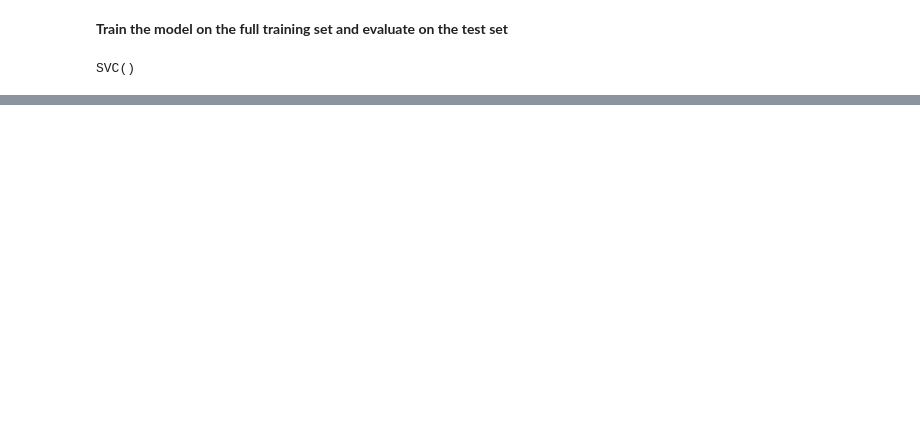
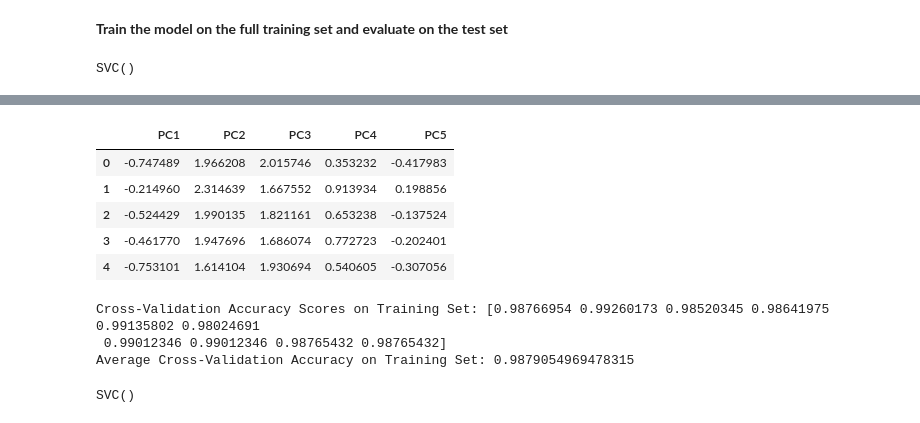
Before and after one commit to jeffreyfitzpatrick/Big-Data-Analytics-Capstone-Project, a Jupyter notebook: Support_Vector_Machine_Analysis.ipynb, the cells around one changed output, grey strips where cells are left out. Saved outputs shown, nothing was run; the diff lists cells and outputs as text; code cells hidden in the pictures; blank space fills up the shorter version.

```diff
--- a/Support_Vector_Machine_Analysis.ipynb
+++ b/Support_Vector_Machine_Analysis.ipynb
@@ -190,0 +199,13 @@ weighted avg      0.993     0.992     0.992      3039
+# %%
+# Define the predictor and target variables
+X = PCA.iloc[:, 0:5]
+y  = PCA['Room_Occupancy_Count']
+
+X.head()
+# %% [output]
+|  | PC1 | PC2 | PC3 | PC4 | PC5 |
+| 0 | -0.747489 | 1.966208 | 2.015746 | 0.353232 | -0.417983 |
+| 1 | -0.214960 | 2.314639 | 1.667552 | 0.913934 | 0.198856 |
+| 2 | -0.524429 | 1.990135 | 1.821161 | 0.653238 | -0.137524 |
+| 3 | -0.461770 | 1.947696 | 1.686074 | 0.772723 | -0.202401 |
+| 4 | -0.753101 | 1.614104 | 1.930694 | 0.540605 | -0.307056 |
@@ -190,0 +218,16 @@ weighted avg      0.993     0.992     0.992      3039
+# %%
+# Apply cross-validation on the training set
+scores = cross_val_score(model_pca, X_train, y_train, cv=10, scoring='accuracy')
+
+# Evaluation metrics
+print(f'Cross-Validation Accuracy Scores on Training Set: {scores}')
+print(f'Average Cross-Validation Accuracy on Training Set: {scores.mean()}')
+# %% [output]
+Cross-Validation Accuracy Scores on Training Set: [0.98766954 0.99260173 0.98520345 0.98641975 0.99135802 0.98024691
+ 0.99012346 0.99012346 0.98765432 0.98765432]
+Average Cross-Validation Accuracy on Training Set: 0.9879054969478315
+# %%
+# Train the model using the training set
+model_pca.fit(X_train, y_train)
+# %% [output]
+SVC()
```
Also changed, not shown: parts of 19 cells of this notebook.
